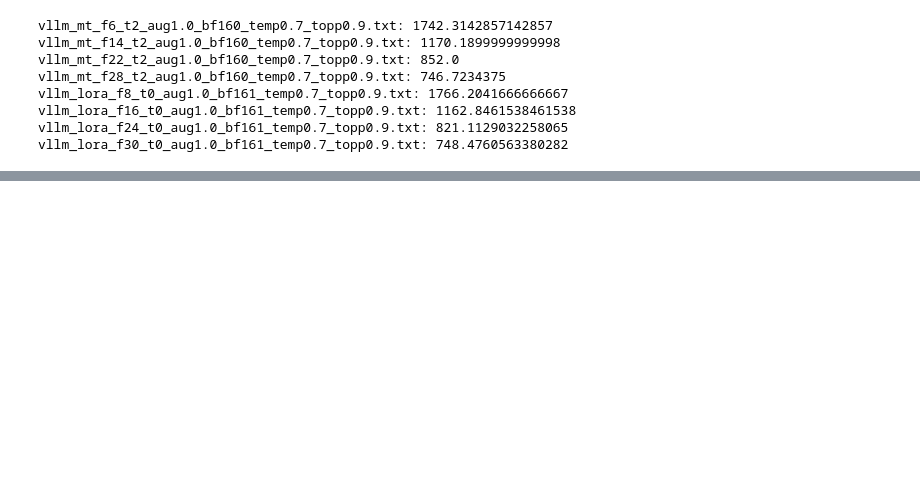
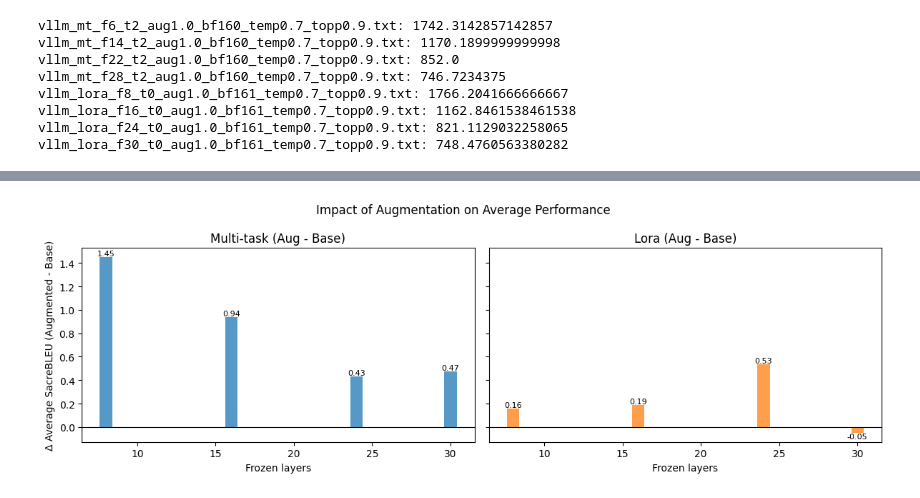
Before and after one commit to leobitz/en-es, a Jupyter notebook: process-results.ipynb, the cells around one changed output, grey strips where cells are left out. Saved outputs shown, nothing was run; the diff lists cells and outputs as text; code cells hidden in the pictures; blank space fills up the shorter version.

```diff
--- a/process-results.ipynb
+++ b/process-results.ipynb
@@ -30,0 +183,2 @@ vllm_lora_f30_t0_aug1.0_bf161_temp0.7_topp0.9.txt: 748.4760563380282
+# %%
+aug_results = results
@@ -30,0 +227,39 @@ vllm_lora_f30_t0_aug1.0_bf161_temp0.7_topp0.9.txt: 748.4760563380282
+# %%
+import matplotlib.pyplot as plt
+
+fig, axes = plt.subplots(1, 2, figsize=(12, 4), sharey=True)
+
+for ax, method, color in zip(
+    axes, ["multi-task", "lora"], ["tab:blue", "tab:orange"]
+):
+    layers = sorted(results[method])
+    method_result = results[method][layer]
+    deltas = [
+        aug_results[method][layer]["average"] - results[method][layer]["average"]
+        for layer in layers
+    ]
+
+    bars = ax.bar(layers, deltas, color=color, alpha=0.75)
+    ax.axhline(0, color="black", linewidth=0.8)
+    ax.set_title(f"{method.capitalize()} (Aug - Base)")
+    ax.set_xlabel("Frozen layers")
+
+    for bar, delta in zip(bars, deltas):
+        y = bar.get_height()
+        va = "bottom" if y >= 0 else "top"
+        ax.text(
+            bar.get_x() + bar.get_width() / 2,
+            y,
+            f"{delta:.2f}",
+            ha="center",
+            va=va,
+            fontsize=8,
+            color="black",
+        )
+
+axes[0].set_ylabel("Δ Average SacreBLEU (Augmented - Base)")
+fig.suptitle("Impact of Augmentation on Average Performance")
+plt.tight_layout()
+plt.show()
+# %% [output]
+[figure, added]
```
Also changed, not shown: parts of 12 cells of this notebook, 4 other files.
